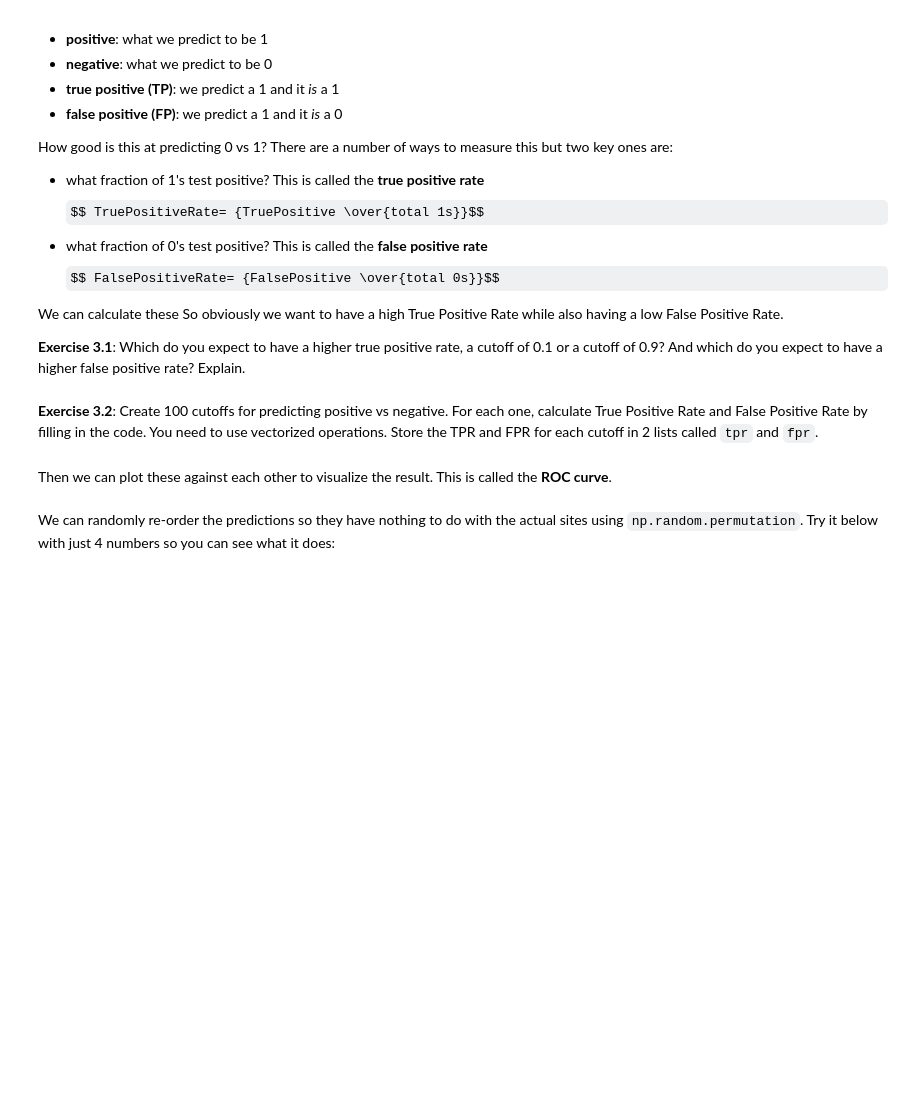
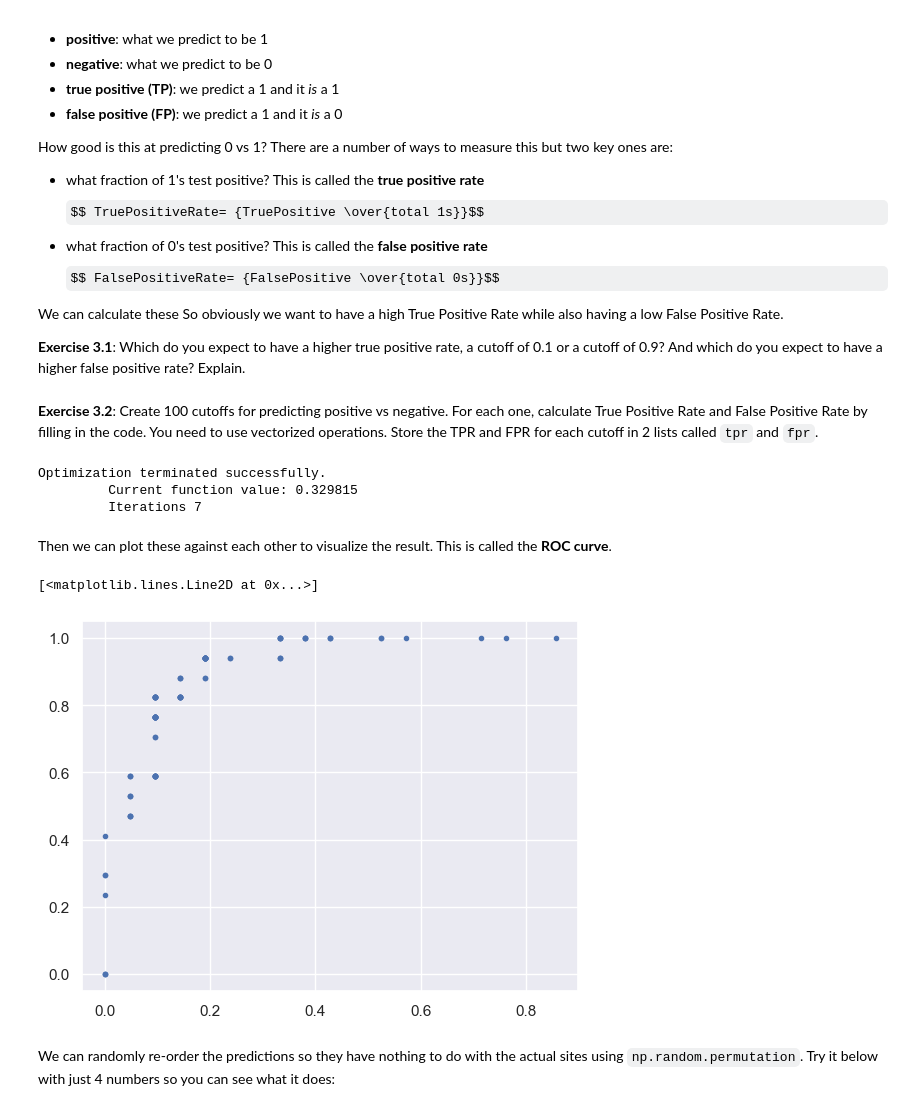
Before and after one commit to sam-delap/ds4bio, a Jupyter notebook: InClass/22_Dec1_logistic_regression_fitting.ipynb, the cells around one changed output. Cells and saved outputs as stored; diff of their text form; code cells hidden in the pictures; some formulas as TeX source; blank space fills up the shorter version.

```diff
--- a/InClass/22_Dec1_logistic_regression_fitting.ipynb
+++ b/InClass/22_Dec1_logistic_regression_fitting.ipynb
@@ -142,10 +142,51 @@ So obviously we want to have a high True Positive Rate while also having a low
 # 0.1 has a higher FPR
 # %% [markdown]
 **Exercise 3.2**: Create 100 cutoffs for predicting positive vs negative. For each one, calculate True Positive Rate and False Positive Rate by filling in the code. You need to use vectorized operations. Store the TPR and FPR for each cutoff in 2 lists called `tpr` and `fpr`.
+# %%
+to_model = sites.loc[:,['has_mega','Elevation']]
+to_model = sm.add_constant(to_model)
+to_model.head()
+y = to_model['has_mega']
+X = to_model.drop(['has_mega'],axis=1)
+lr_mod = sm.Logit(y, X).fit()
+# builds a logistic model of our data to use for the cutoffs
+net = np.linspace(0.01,0.99,100)
+tpr = []
+fpr = []
+# create two lists to store our outputs
+pred = lr_mod.predict(X)
+# Predict from the logistic model
+
+# Find total0s and total1s (total has_mega and total !has_mega)
+total0s = (sites['has_mega'] == 0).astype(int).sum()
+total1s = (sites['has_mega'] == 1).astype(int).sum()
+
+# For each cutoff
+for cutoff in net:
+    # Add the cutoff to the df
+    sites['has_mega_preds'] = (pred > cutoff).astype(int)
+
+    # Find the number of true positives (real is 1, pred is 1)
+    true_positives = ((sites['has_mega'] == 1) & (sites['has_mega_preds'] == 1)).astype(int).sum()
+
+    # Find the number of false positives (real is 0, pred is 1)
+    false_positives = ((sites['has_mega'] == 0) & (sites['has_mega_preds'] == 1)).astype(int).sum()
+
+    # Calculate/Print the true positive rate (tpr) and false positive rate (fpr)
+    tpr.append(true_positives / total1s)
+    fpr.append(false_positives / total0s)
+    # saves true positive test and false positive test and cutoff into our dictionary
+# %% [output]
+Optimization terminated successfully.
+         Current function value: 0.329815
+         Iterations 7
 # %% [markdown]
 Then we can plot these against each other to visualize the result. This is called the **ROC curve**.
 # %%
-plt.plot(fpr, tpr)
+plt.plot(fpr, tpr, '.')
+# %% [output]
+[<matplotlib.lines.Line2D at 0x...>]
+[figure, added]
 # %% [markdown]
 We can randomly re-order the predictions so they have nothing to do with the actual sites using `np.random.permutation`. Try it below with just 4 numbers so you can see what it does:
 # %%
```
Also changed, not shown: parts of 3 cells of this notebook, 1 other file.
